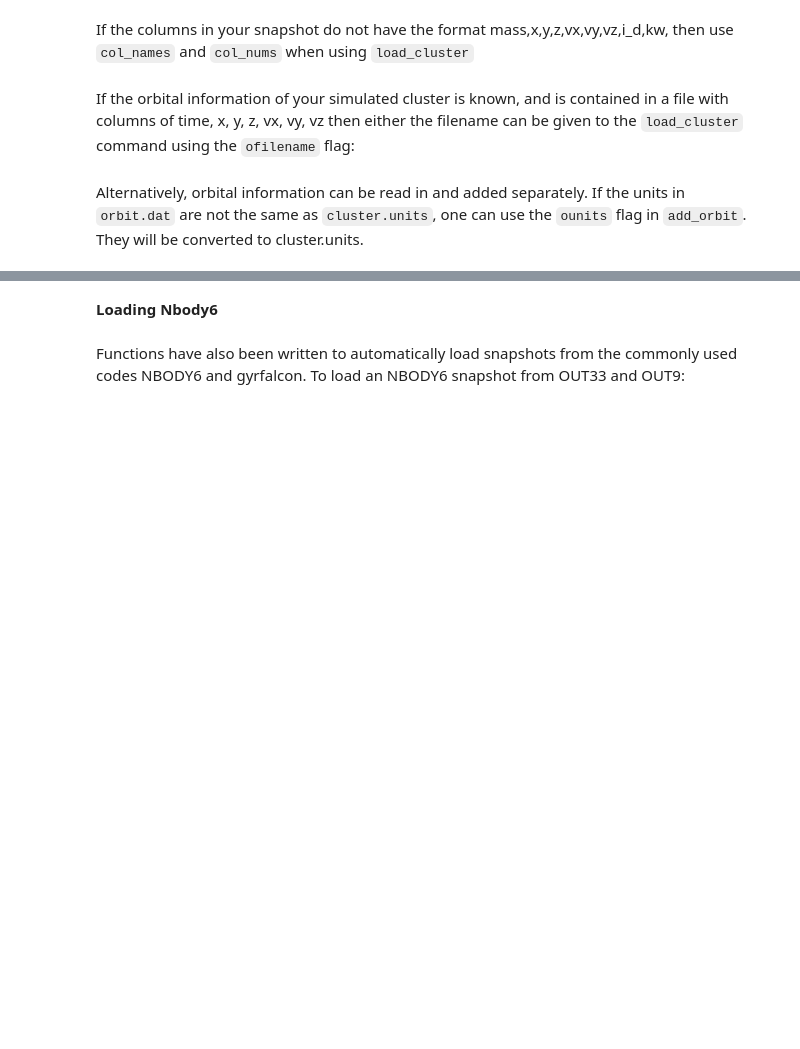
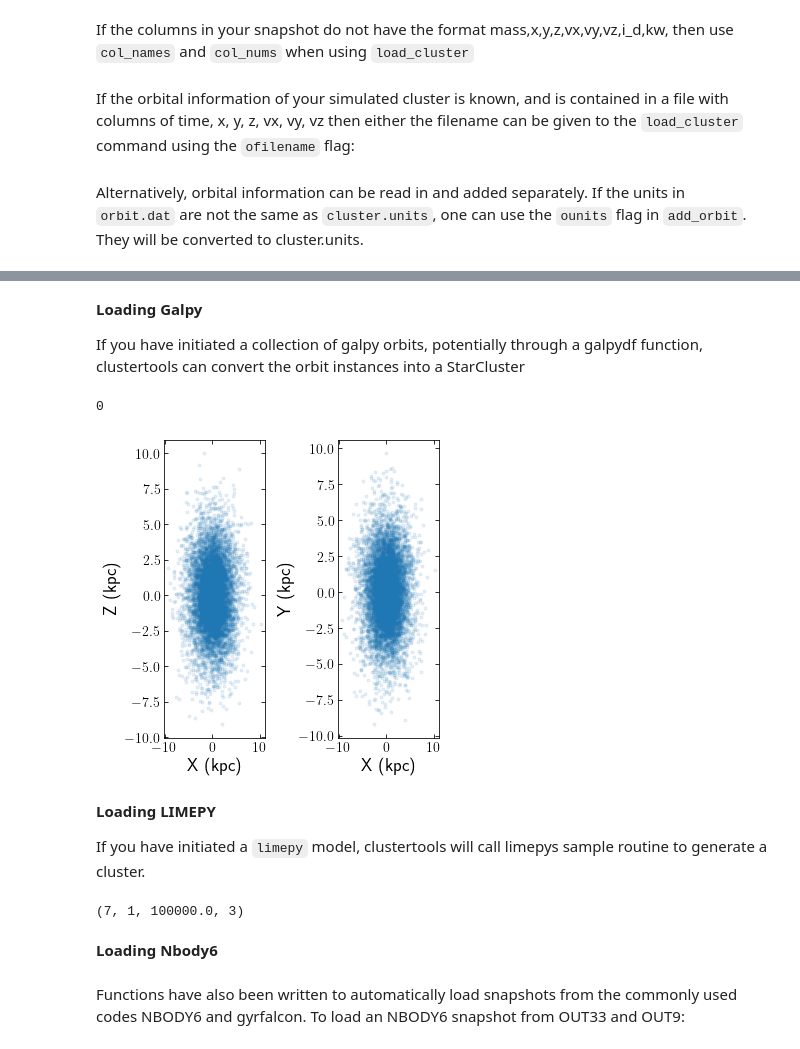
Before and after one commit to webbjj/clustertools, a Jupyter notebook: docs/source/notebooks/loading_and_advancing.ipynb, the cells around one changed output, grey strips where cells are left out. Saved outputs shown, nothing was run; the diff lists cells and outputs as text; code cells hidden in the pictures; blank space fills up the shorter version.

```diff
--- a/docs/source/notebooks/loading_and_advancing.ipynb
+++ b/docs/source/notebooks/loading_and_advancing.ipynb
@@ -92,0 +125,21 @@ print(cluster.tphys,cluster.xgc,cluster.ygc,cluster.zgc,cluster.vxgc,cluster.vyg
+# %% [markdown]
+**Loading Galpy**
+
+If you have initiated a collection of galpy orbits, potentially through a galpydf function,
+clustertools can convert the orbit instances into a StarCluster
+# %%
+#From https://docs.galpy.org/en/v1.7.2/reference/df.html
+from galpy.df import kingdf
+kdf= kingdf(M=2.3,rt=1.4,W0=3.) #Kingdf defined using internal galpy units
+sam= kdf.sample(n=int(1e4)) #sam will be an array of galpy orbits, which by default return values in kpc and km/s
+
+cluster=ctools.load_cluster('galpy',particles=sam,units='kpckms',origin='cluster')
+ctools.starplot(cluster)
+# %% [output]
+0
+[figure, added]
+# %% [markdown]
+**Loading LIMEPY**
+
+If you have initiated a ``limepy`` model, clustertools will call limepys sample routine
+to generate a cluster.
@@ -93,3 +156,7 @@ print(cluster.tphys,cluster.xgc,cluster.ygc,cluster.zgc,cluster.vxgc,cluster.vyg
+# %%
+k.phi0,k.g,k._MS,k._RS
+# %% [output]
+(7, 1, 100000.0, 3)
 # %% [markdown]
 **Loading Nbody6**
 # %% [markdown]
```
Also changed, not shown: parts of 12 cells of this notebook, 2 other files.
